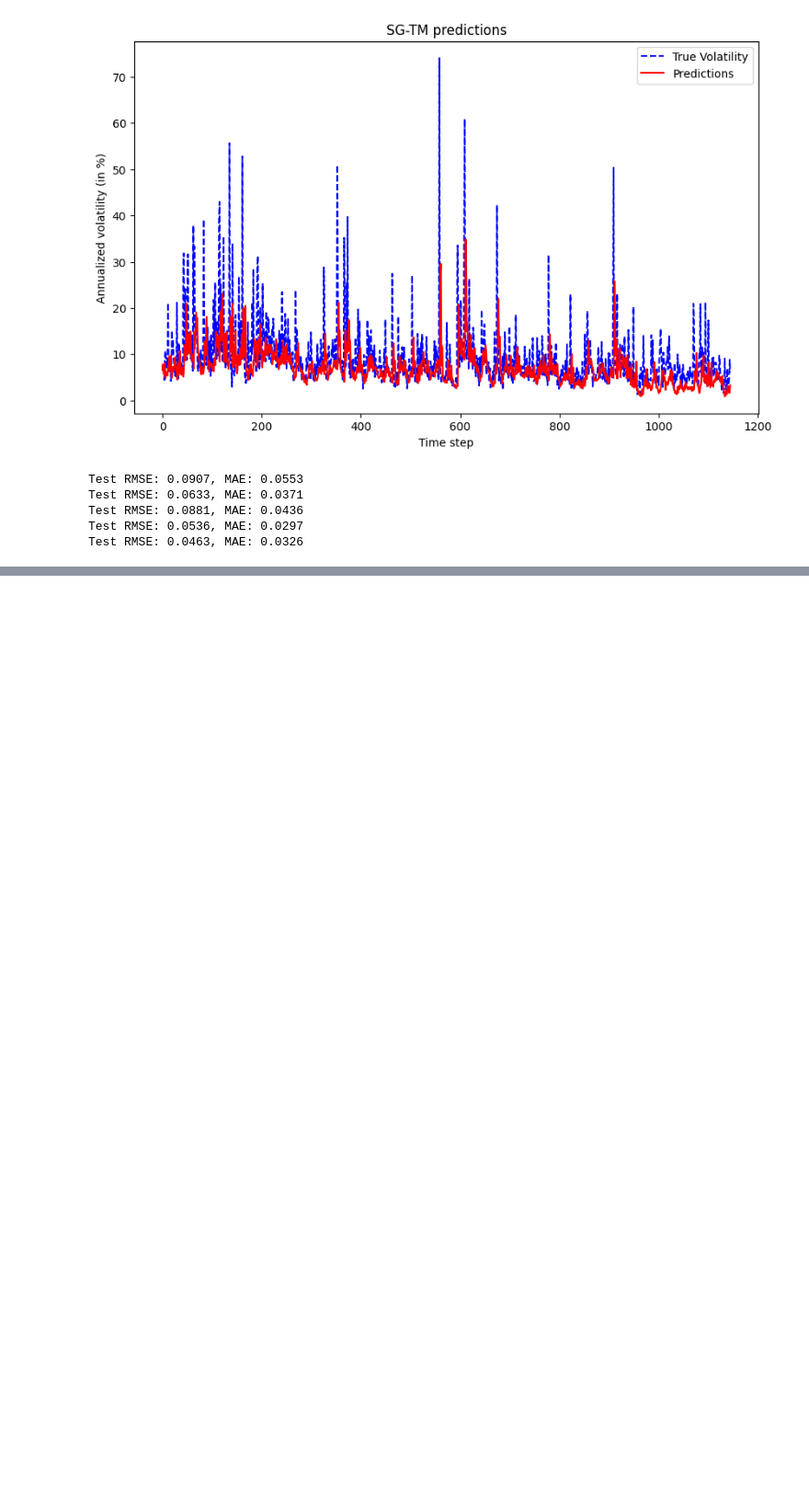
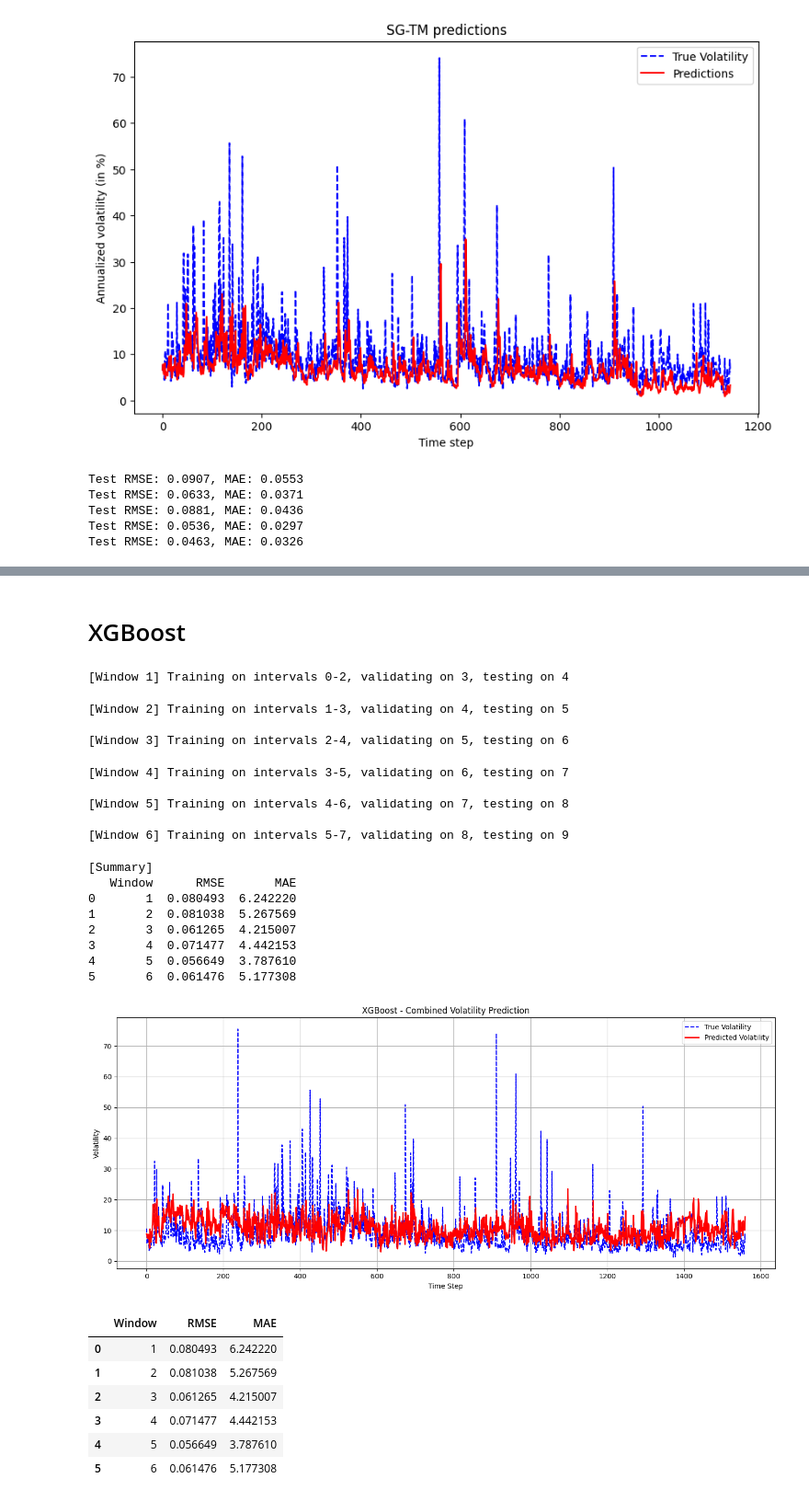
Before and after one commit to AugusteDP-git/bitcoin-volatility-forecasting, a Jupyter notebook: main.ipynb, the cells around one changed output, grey strips where cells are left out. Shown at 92% size. Drawn from its saved outputs; the diff is of its cells as text; code cells hidden in the pictures; blank space fills up the shorter version.

```diff
--- a/main.ipynb
+++ b/main.ipynb
@@ -240,0 +323,35 @@ Test RMSE: 0.0463, MAE: 0.0326
+# %% [markdown]
+# XGBoost
+# %%
+from Models.XGBoost import *
+
+df = pd.read_csv('Data/hourly_data_ff.csv')
+df = df.drop(columns=['timestamp'])
+
+test_xgboost(df)
+# %% [output]
+[Window 1] Training on intervals 0-2, validating on 3, testing on 4
+[Window 2] Training on intervals 1-3, validating on 4, testing on 5
+
+[Window 3] Training on intervals 2-4, validating on 5, testing on 6
+[Window 4] Training on intervals 3-5, validating on 6, testing on 7
+
+[Window 5] Training on intervals 4-6, validating on 7, testing on 8
+
+[Window 6] Training on intervals 5-7, validating on 8, testing on 9
+[Summary]
+   Window      RMSE       MAE
+0       1  0.080493  6.242220
+1       2  0.081038  5.267569
+2       3  0.061265  4.215007
+3       4  0.071477  4.442153
+4       5  0.056649  3.787610
+5       6  0.061476  5.177308
+[figure, added]
+|  | Window | RMSE | MAE |
+| 0 | 1 | 0.080493 | 6.242220 |
+| 1 | 2 | 0.081038 | 5.267569 |
+| 2 | 3 | 0.061265 | 4.215007 |
+| 3 | 4 | 0.071477 | 4.442153 |
+| 4 | 5 | 0.056649 | 3.787610 |
+| 5 | 6 | 0.061476 | 5.177308 |
```
Also changed, not shown: parts of 6 cells of this notebook, 3 other files.
